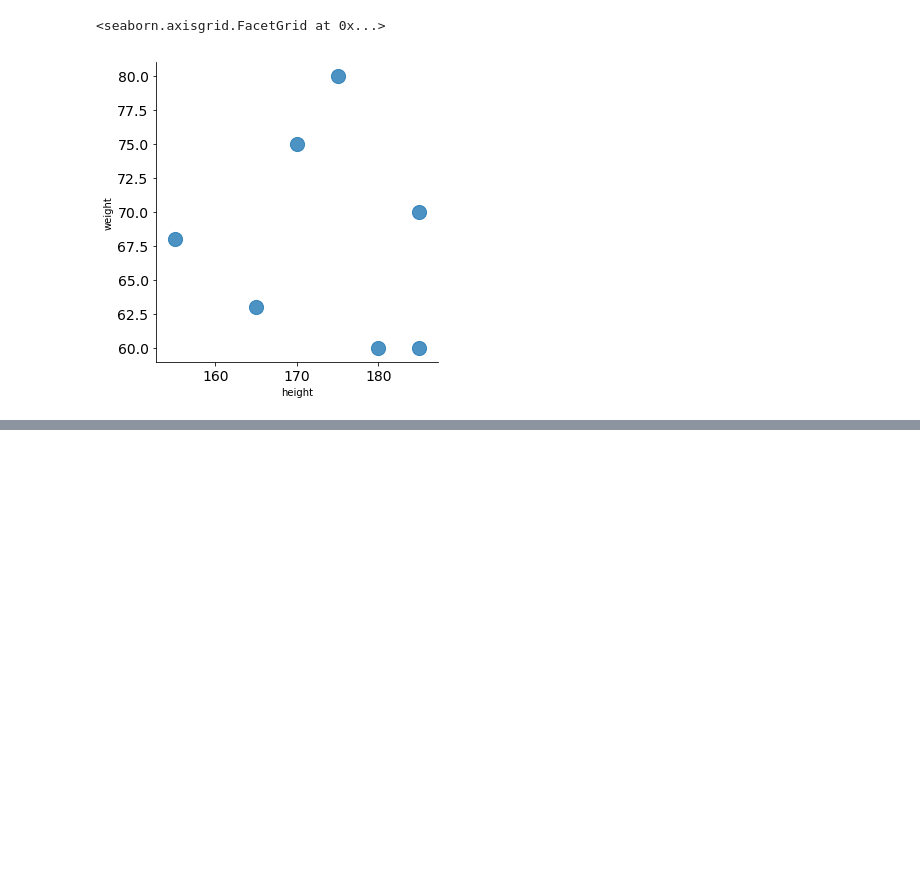
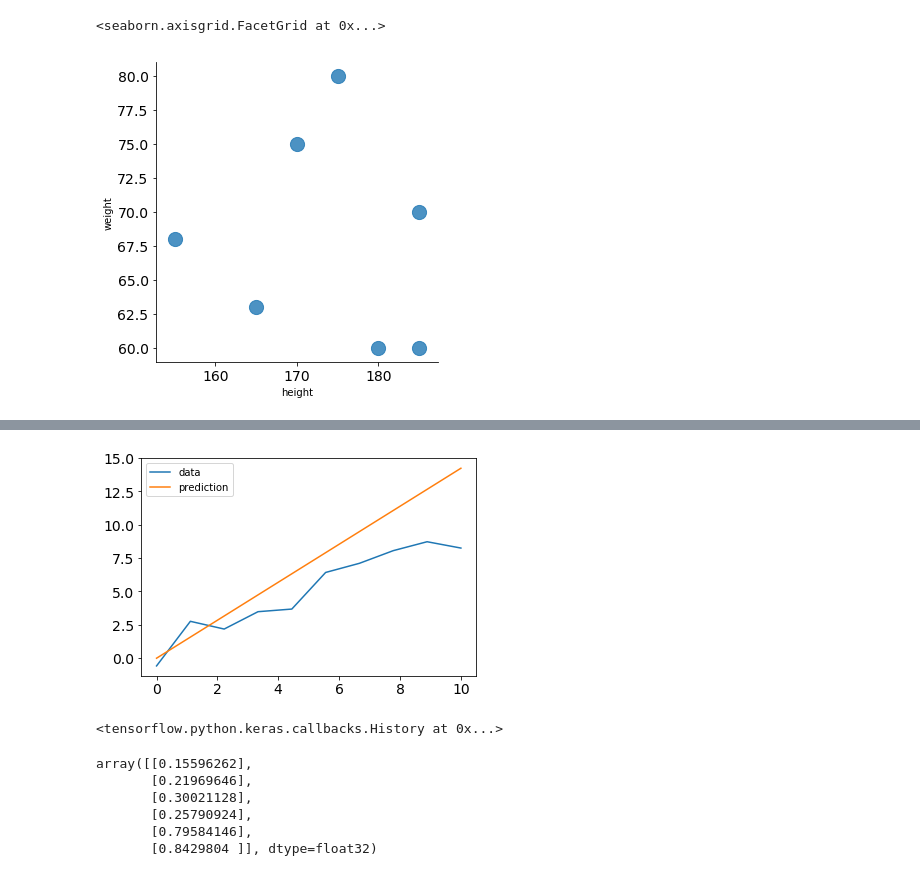
Before and after one commit to skywalker221-Minsoo/Python-start, a Jupyter notebook: DataAnalistics/Chap4.ipynb, the cells around one changed output, grey strips where cells are left out. Cells and saved outputs as stored; diff of their text form; code cells hidden in the pictures; blank space fills up the shorter version.

```diff
--- a/DataAnalistics/Chap4.ipynb
+++ b/DataAnalistics/Chap4.ipynb
@@ -952,0 +989,10 @@ sns.lmplot('height', 'weight', data=df, fit_reg=False,
+# %%
+model = Sequential()
+model.add(Dense(input_dim=1, units=1, activation="linear", use_bias=False))
+# %%
+sgd = optimizers.SGD(lr=0.05)
+model.compile(optimizer='sgd', loss='mse')
+# %%
+weights = model.layers[0].get_weights()
+w = weights[0][0][0]
+print('initial w is : ' + str(w))
@@ -952,0 +1001,2 @@ sns.lmplot('height', 'weight', data=df, fit_reg=False,
+# %%
+model.fit(X, Y, batch_size=10, epochs=10, verbose=1)
@@ -952,0 +1025,7 @@ sns.lmplot('height', 'weight', data=df, fit_reg=False,
+# %%
+plt.plot(X, Y, label='data')
+plt.plot(X, w*X, label='prediction')
+plt.legend()
+plt.show()
+# %% [output]
+[figure, added]
@@ -952,0 +1047,13 @@ sns.lmplot('height', 'weight', data=df, fit_reg=False,
+# %%
+model.fit(X, Y, epochs=300, verbose=0)
+# %% [output]
+<tensorflow.python.keras.callbacks.History at 0x...>
+# %%
+model.predict([-2, -1.5, -1, -1.25, 1.62, 2])
+# %% [output]
+array([[0.15596262],
+       [0.21969646],
+       [0.30021128],
+       [0.25790924],
+       [0.79584146],
+       [0.8429804 ]], dtype=float32)
```
Also changed, not shown: parts of 93 cells of this notebook.
